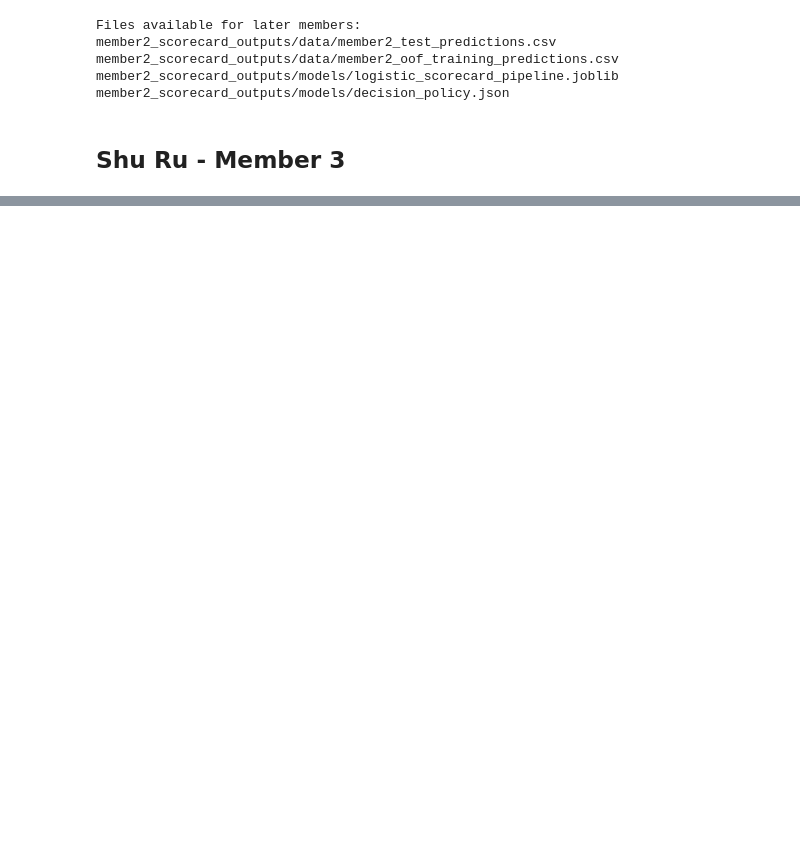
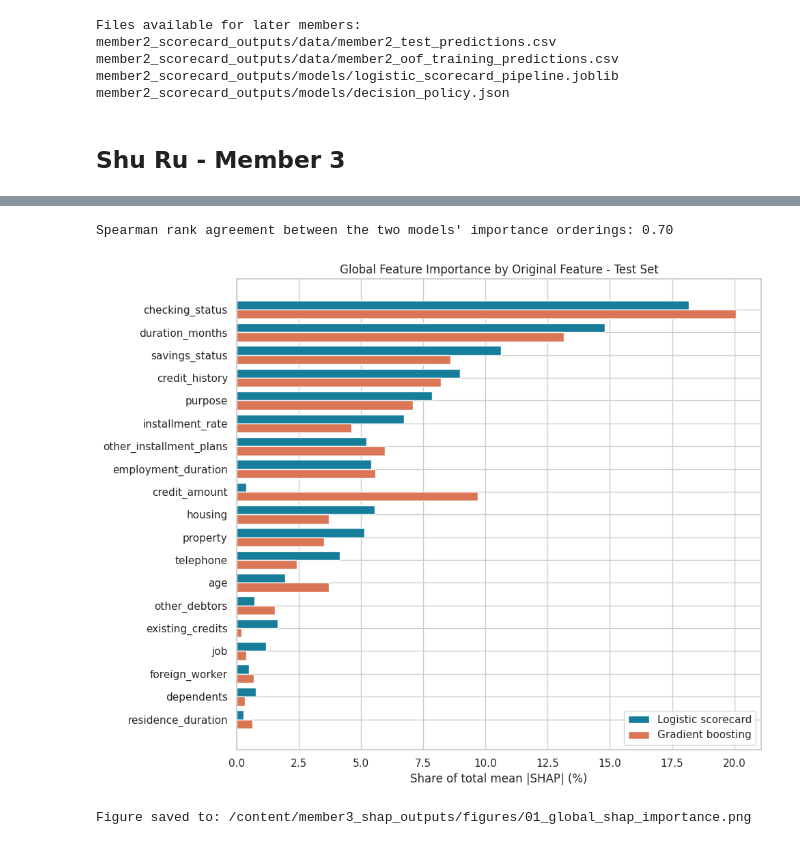
Before and after one commit to Shuru311/IDS2023Lab, a Jupyter notebook: BAA_5123_AI_Credit_Scoring.ipynb, the cells around one changed output, grey strips where cells are left out. Saved outputs shown, nothing was run; the diff lists cells and outputs as text; code cells hidden in the pictures; blank space fills up the shorter version.

```diff
--- a/BAA_5123_AI_Credit_Scoring.ipynb
+++ b/BAA_5123_AI_Credit_Scoring.ipynb
@@ -4317,0 +4998,77 @@ member2_scorecard_outputs/models/decision_policy.json
+# %%
+# ============================================================
+# STEP 59: GLOBAL FEATURE IMPORTANCE FROM SHAP
+# ============================================================
+
+importance = pd.DataFrame({
+    "Scorecard_mean_abs_SHAP": scorecard_shap.abs().mean(),
+    "Challenger_mean_abs_SHAP": challenger_shap.abs().mean()
+})
+
+for model_name in ["Scorecard", "Challenger"]:
+    column = f"{model_name}_mean_abs_SHAP"
+
+    importance[f"{model_name}_share_percent"] = (
+        importance[column] / importance[column].sum() * 100
+    )
+
+    importance[f"{model_name}_rank"] = (
+        importance[column].rank(ascending=False).astype(int)
+    )
+
+importance["Protected_attribute_in_model"] = np.where(
+    importance.index == "age",
+    "Yes - age",
+    "No"
+)
+
+importance["Average_share_percent"] = importance[
+    ["Scorecard_share_percent", "Challenger_share_percent"]
+].mean(axis=1)
+
+importance = importance.sort_values(
+    "Average_share_percent",
+    ascending=False
+)
+
+display(importance.round(3))
+
+rank_agreement = spearmanr(
+    importance["Scorecard_mean_abs_SHAP"],
+    importance["Challenger_mean_abs_SHAP"]
+)[0]
+
+print(
+    "Spearman rank agreement between the two models' "
+    f"importance orderings: {rank_agreement:.2f}"
+)
+
+plot_order = importance.index[::-1]
+positions = np.arange(len(plot_order))
+
+fig, ax = plt.subplots(figsize=(10, 8))
+
+ax.barh(
+    positions + 0.2,
+    importance.loc[plot_order, "Scorecard_share_percent"],
+    height=0.4,
+    color="#167D9A",
+    label="Logistic scorecard"
+)
+
+ax.barh(
+    positions - 0.2,
+    importance.loc[plot_order, "Challenger_share_percent"],
+    height=0.4,
+    color="#DA7655",
+    label="Gradient boosting"
+)
+
+ax.set_yticks(positions)
+ax.set_yticklabels(plot_order)
+ax.set_xlabel("Share of total mean |SHAP| (%)")
+ax.set_title("Global Feature Importance by Original Feature - Test Set")
+ax.legend()
+
+finish_member3_plot("01_global_shap_importance")
+# %% [output]
@@ -4317,0 +5092,3 @@ member2_scorecard_outputs/models/decision_policy.json
+Spearman rank agreement between the two models' importance orderings: 0.70
+[figure, added]
+Figure saved to: /content/member3_shap_outputs/figures/01_global_shap_importance.png
```
Also changed, not shown: parts of 36 cells of this notebook.
